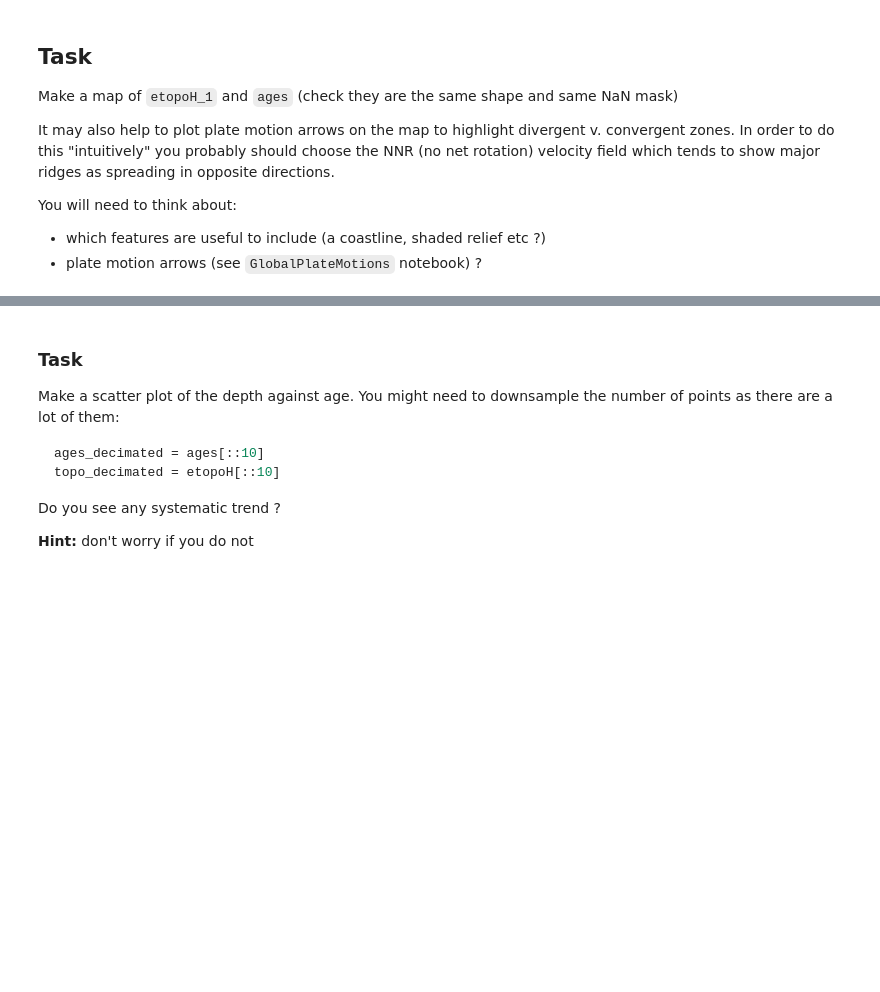
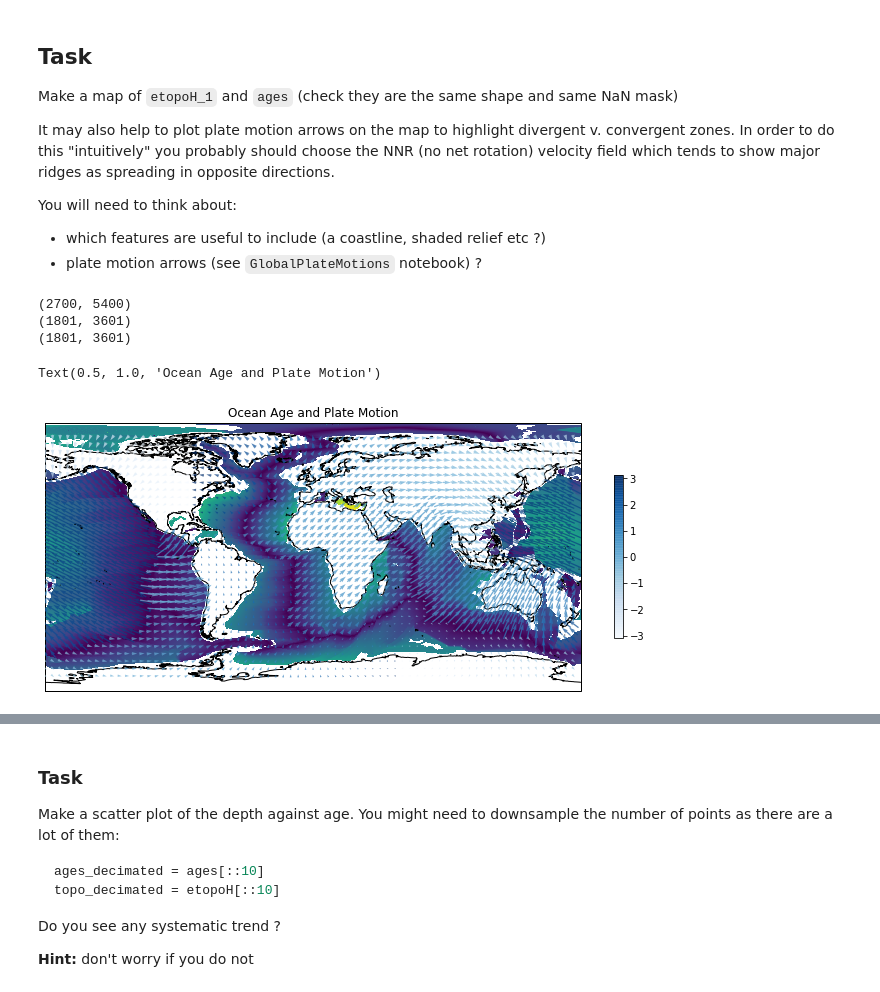
Before and after one commit to CourtneySmith32/Honours-Coursework, a Jupyter notebook: COURTNEY EX1.ipynb, the cells around one changed output, grey strips where cells are left out. Drawn from its saved outputs; the diff is of its cells as text; code cells hidden in the pictures; blank space fills up the shorter version.

```diff
--- a/COURTNEY EX1.ipynb
+++ b/COURTNEY EX1.ipynb
@@ -30,9 +28,6 @@ Invalid switch - "".
 # %%
-etopoH = gdal.Open("Data/Resources/ETOPO1_Ice_c_geotiff.tif")
+etopoH = gdal.Open("Resources/ETOPO1_Ice_c_geotiff.tif")
 etopoH_img = etopoH.ReadAsArray()[::4,::4]
 del(etopoH)
 
-ages = np.load("../Data/Resources/global_age_data.3.6.z.npz")["ageData"]
-
-etopoH_1 = imresize(etopoH_img, ages.shape, interp='bilinear', mode="F")
-etopoH_1[ np.isnan(ages) ] = np.nan
+ages = np.load("Resources/global_age_data.3.6.z.npz")["ageData"]
@@ -53,6 +53,10 @@ You will need to think about:
 print (etopoH_img.shape)
 print (etopoH_1.shape)
 print (ages.shape)
+# %% [output]
+(2700, 5400)
+(1801, 3601)
+(1801, 3601)
 # %%
 base_projection = ccrs.PlateCarree()
 extent = [-180, 180,-90,90]
@@ -61,34 +65,37 @@ extent = [-180, 180,-90,90]
 fig = plt.figure(figsize=(12, 6), facecolor="none")
 ax = plt.axes(projection=base_projection)
 ax.coastlines(resolution='50m', zorder=1)
 ax.imshow(ages, extent = extent, transform = ccrs.PlateCarree(), origin="upper", )
 
 
 #Plate motion
-rootgrp = netcdf.netcdf_file(filename="../Data/Reference/velocity_NNR.nc", version=2)
+rootgrp = netcdf.netcdf_file(filename="Reference/velocity_NNR.nc", version=2)
 
 ve = rootgrp.variables["ve"]
 vn = rootgrp.variables["vn"]
 
 lonv = rootgrp.variables["lon"]
 latv = rootgrp.variables["lat"]
 
 lons = lonv[::5]
 lats = latv[::5]
 llX, llY = np.meshgrid(lons,lats)
 
 Veast = (np.array(ve[::5,::5]).T)
 Vnorth = (np.array(vn[::5,::5]).T)
 
 Vorientation = np.arctan2(Vnorth,Veast)
 
 
 mappable1 = ax.quiver(llX, llY, Veast, Vnorth, Vorientation, scale=2000, transform=ccrs.PlateCarree(),
         cmap=cm.Blues, alpha=0.7, zorder=13, pivot="mid")
 
 plt.colorbar(mappable1, shrink=0.5)
 plt.title("Ocean Age and Plate Motion")
 #print(llX.shape, llY.shape)
+# %% [output]
+Text(0.5, 1.0, 'Ocean Age and Plate Motion')
+[figure, added]
 # %%
 base_projection = ccrs.PlateCarree()
 extent=[-180, 180,-90,90]
```
Also changed, not shown: parts of 27 cells of this notebook.
